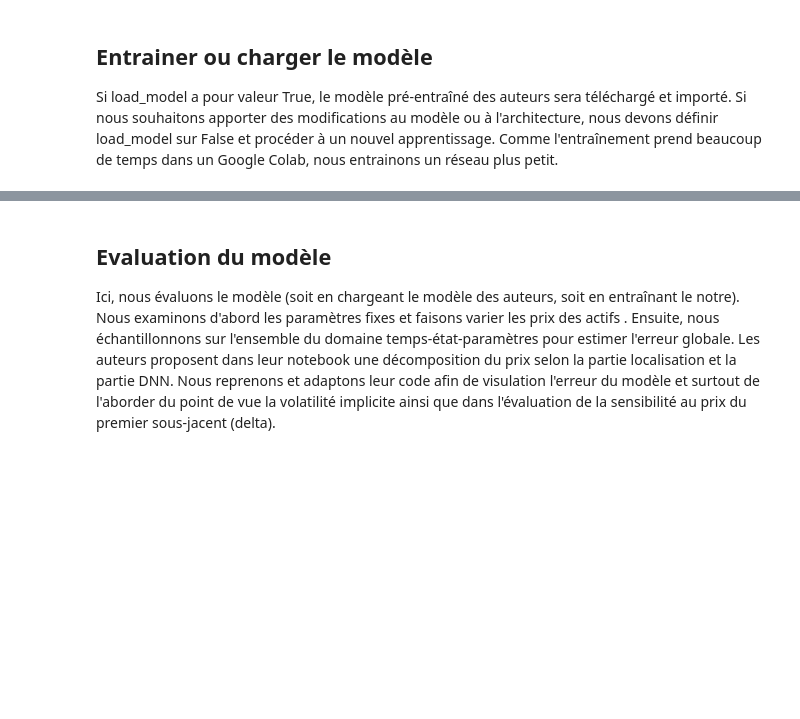
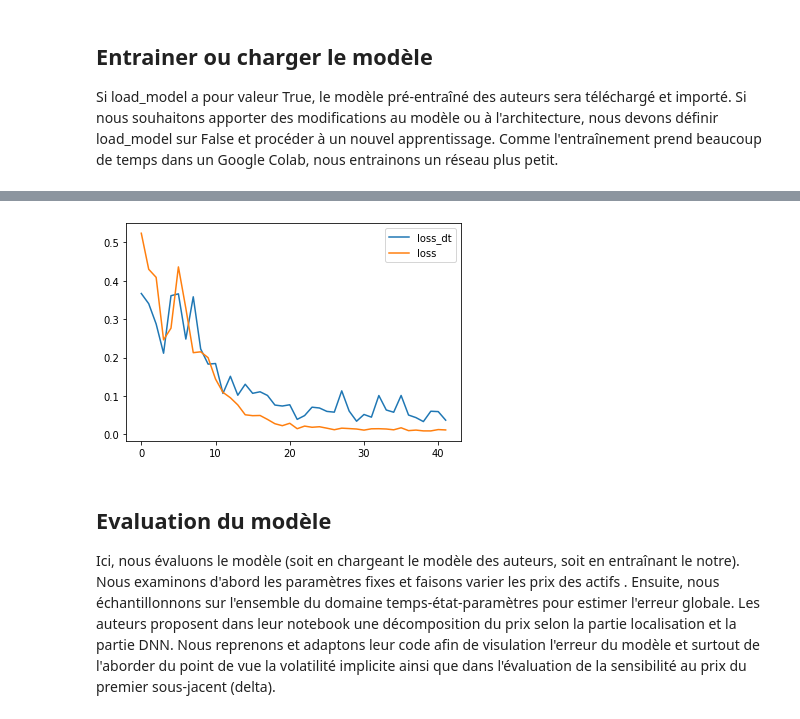
Before and after one commit to Noureddineidir/ML-4-Finance, a Jupyter notebook: Deep_PDEs_Greeks.ipynb, the cells around one changed output, grey strips where cells are left out. Drawn from its saved outputs; the diff is of its cells as text; code cells hidden in the pictures; blank space fills up the shorter version.

```diff
--- a/Deep_PDEs_Greeks.ipynb
+++ b/Deep_PDEs_Greeks.ipynb
@@ -789,7 +789,7 @@ class DPDEModelGreeks(keras.Model):
             #print("Gradient x1 : {}".format(v_dx1))
             grad_residual_interior = K.gradients(residual_interior, data_interior)[0]
 
-            residual_interior_dx1 = diff_dt * grad_residual_interior[:, 0:1]
+            residual_interior_dt = diff_dt * grad_residual_interior[:, 0:1]
 
             s_mean_initial = 0.5 * (
                 tf.math.exp(x1_initial)+tf.math.exp(x2_initial))
@@ -798,9 +798,9 @@ class DPDEModelGreeks(keras.Model):
             loss_interior = K.mean(K.square(residual_interior))
             loss_initial = K.mean(K.square(v_initial - payoff_initial))
             #loss_delta_interior = K.mean(K.square(residual_delta_interior))
-            loss_interior_dx1 = K.mean(K.square(residual_interior_dx1))
+            loss_interior_dxt = K.mean(K.square(residual_interior_dt))
 
-            loss = loss_initial + loss_interior + loss_interior_dx1 #+ loss_delta_interior #
+            loss = loss_initial + loss_interior + loss_interior_dt #+ loss_delta_interior #
 
         # Compute gradients
         trainable_vars = self.trainable_variables
@@ -813,7 +813,7 @@ class DPDEModelGreeks(keras.Model):
                 "loss initial": loss_initial,
                 "loss interior": loss_interior
                 #"loss delta interior" : loss_delta_interior}
-                ,"loss interior dx1" : loss_interior_dx1}
+                ,"loss interior dt" : loss_interior_dt}
 # %% [markdown]
 ## Entrainer ou charger le modèle
 
@@ -865,7 +865,7 @@ model_delta = DPDEModelGreeks(inputs=inputs, outputs=outputs)
 batch_generator = DPDEGenerator(n_train)
 #_,_, delta = batch_generator[0]
 #print("Batch delta : {}".format(delta))
-model_delta.compile(optimizer=tf.keras.optimizers.Adam(initial_learning_rate)) #, epsilon=1e-05 , clipnorm=1.
+model_delta.compile(optimizer=tf.keras.optimizers.Adam(initial_learning_rate)) #, epsilon=1e-05 , clipnorm=1
 callback = tf.keras.callbacks.EarlyStopping(
     'loss', patience=50, restore_best_weights=True)
 callbacksaving = tf.keras.callbacks.ModelCheckpoint(checkpoint_path,
@@ -876,7 +876,7 @@ callbacksaving = tf.keras.callbacks.ModelCheckpoint(checkpoint_path,
                                  mode='auto',
                                  save_freq='epoch')
 
-model_delta.fit(x=batch_generator, epochs=nr_epochs, steps_per_epoch=10,
+history= model_delta.fit(x=batch_generator, epochs=nr_epochs, steps_per_epoch=10,
                           callbacks=[callback, callbacksaving])
 # %% [output]
 Epoch 1/601
@@ -899,3 +899,13 @@ Wall time: 5min 39s
+# %%
+loss_dt = history.history['loss interior dx1']
+loss = history.history['loss interior']
+x = [i for i in range (len(loss_dt))]
+plt.plot(x, loss_dt, label='loss_dt')
+plt.plot(x, loss, label='loss')
+plt.legend()
+plt.show()
+# %% [output]
+[figure, added]
 # %% [markdown]
 ## Evaluation du modèle
 Ici, nous évaluons le modèle (soit en chargeant le modèle des auteurs, soit en entraînant le notre). Nous examinons d'abord les paramètres fixes et faisons varier les prix des actifs . Ensuite, nous échantillonnons sur l'ensemble du domaine temps-état-paramètres pour estimer l'erreur globale. Les auteurs proposent dans leur notebook une décomposition du prix selon la partie localisation et la partie DNN. Nous reprenons et adaptons leur code afin de visulation l'erreur du modèle et surtout de l'aborder du point de vue la volatilité implicite ainsi que dans l'évaluation de la sensibilité au prix du premier sous-jacent (delta).
```
Also changed, not shown: parts of 1 cell of this notebook.
